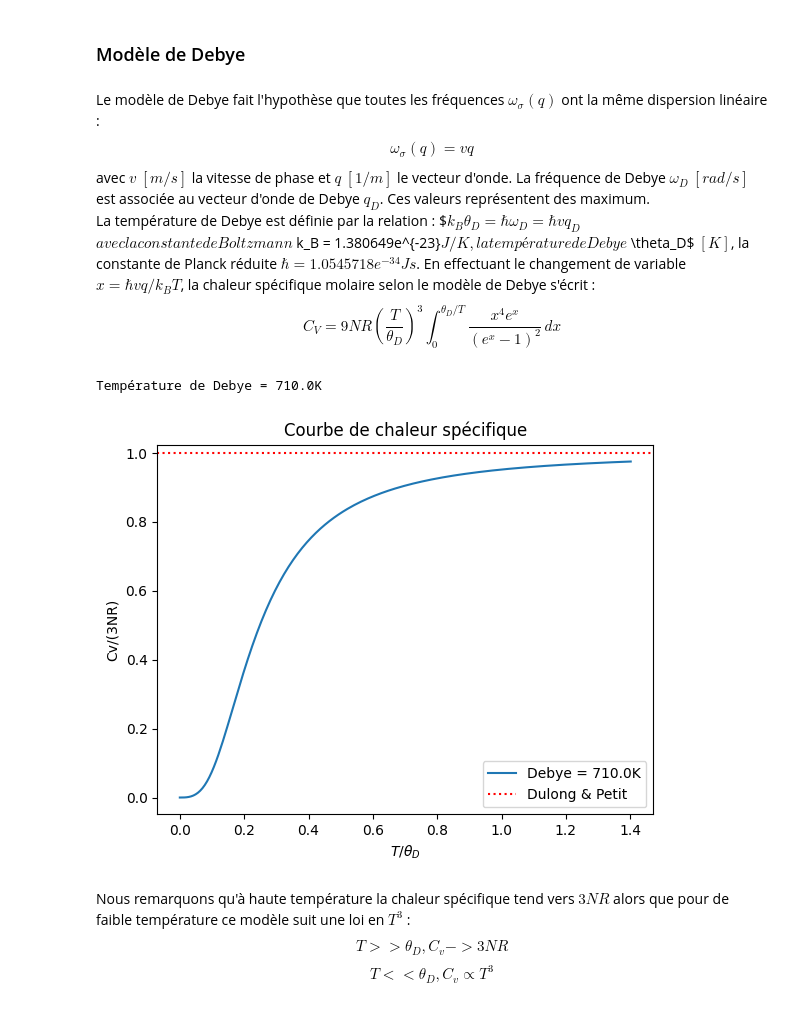
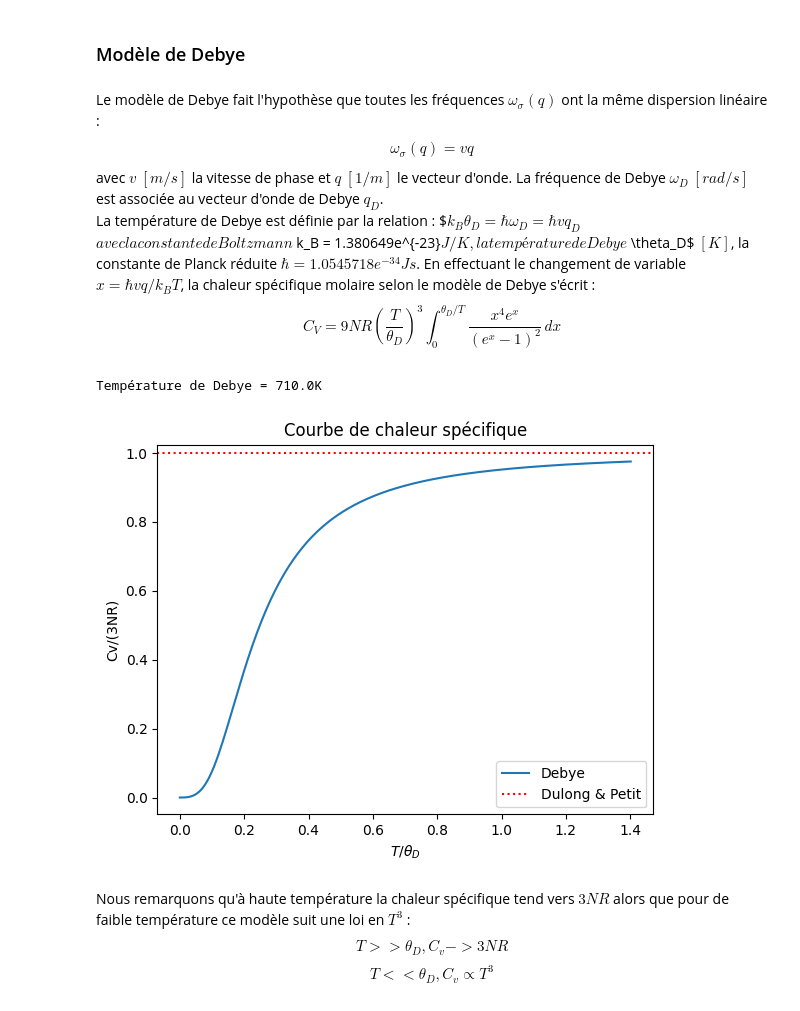
Before and after one commit to clemmoreau04/lmapr1492, a Jupyter notebook: ph_dos.ipynb, the cells around one changed output. Cells and saved outputs as stored; diff of their text form; code cells hidden in the pictures.

```diff
--- a/ph_dos.ipynb
+++ b/ph_dos.ipynb
@@ -119,7 +116,7 @@ $$T<< \theta_E, C_v \propto e^{-\theta_E / T}$$
 # %% [markdown]
 ### Modèle de Debye
 # %% [markdown]
-Le modèle de Debye fait l'hypothèse que toutes les fréquences $\omega_\sigma (q)$ ont la même dispersion linéaire : $$\omega_\sigma (q) = vq $$ avec $v$ $[m/s]$ la vitesse de phase et $q$ $[1/m]$ le vecteur d'onde. La fréquence de Debye $\omega_D$ $[rad/s]$ est associée au vecteur d'onde de Debye $q_D$. Ces valeurs représentent des maximum.<br>
+Le modèle de Debye fait l'hypothèse que toutes les fréquences $\omega_\sigma (q)$ ont la même dispersion linéaire : $$\omega_\sigma (q) = vq $$ avec $v$ $[m/s]$ la vitesse de phase et $q$ $[1/m]$ le vecteur d'onde. La fréquence de Debye $\omega_D$ $[rad/s]$ est associée au vecteur d'onde de Debye $q_D$.<br>
 La température de Debye est définie par la relation : \$$k_B \theta_D = \hbar \omega_D = \hbar v q_D$$
 avec la constante de Boltzmann $k_B = 1.380649e^{-23}$ J/K,
              la température de Debye $\theta_D$ $[K]$,
@@ -161,22 +158,22 @@ Température de Debye = 710.0K
 # %%
 Cv_D_optimized = []
 
 for i in range(len(temperature)) :
     if i == 0 :
         Cv_D_optimized.append(0)
     else :
         Cv_D_optimized.append(Cv_Debye(float(temperature[i]), T_D_optimized))
 
-plt.plot((temperature/T_D_optimized), Cv_D_optimized, label='Debye = ' + str(T_D_optimized) + 'K')
+plt.plot((temperature/T_D_optimized), Cv_D_optimized, label='Debye')
 
 plt.axhline(y=1, color='red',label='Dulong & Petit', linestyle= 'dotted')
 plt.xlabel(r'$T / \theta_D$')
 plt.ylabel("Cv/(3NR)")
 plt.title("Courbe de chaleur spécifique")
 plt.legend()
 plt.show()
 # %% [output]
-[figure, old version]
+[figure, new version]
 # %% [markdown]
 Nous remarquons qu'à haute température la chaleur spécifique tend vers $3NR$ alors que pour de faible température ce modèle suit une loi en $T^3$ :
 $$T >> \theta_D, C_v -> 3NR$$
```
Also changed, not shown: parts of 6 cells of this notebook.
